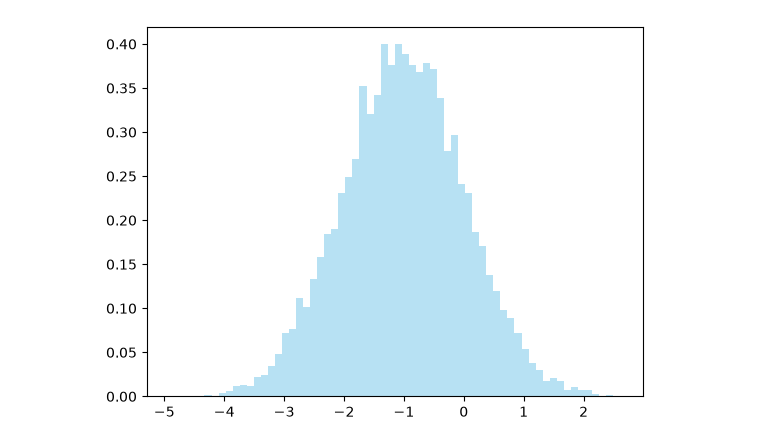
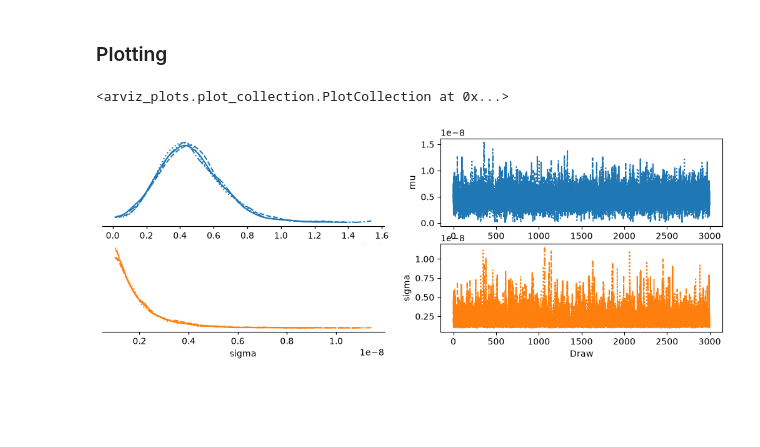
Before and after one commit to NathanielRodgers/Pulsar_Ellipticity_Inference, a Jupyter notebook: hier_numpyro.ipynb, the cells around one changed output. Cells and saved outputs as stored; diff of their text form; code cells hidden in the pictures; blank space fills up the shorter version.

```diff
--- a/hier_numpyro.ipynb
+++ b/hier_numpyro.ipynb
@@ -89,0 +50,14 @@ print(fake_truths.shape)
+# %%
+# Clipped data, no NaN filtering beware, choose array size carefully
+# data: clipped_posteriors [array, ObservablesxSamples]
+# bin size: bws [array, 1xObservations]
+# nan mask: nan_mask [array, ObservablesxSamples]
+# row count: sample_count_per_row [array, 1xObservables]
+
+max_obs = 4090
+posteriors = pd.read_csv("eps_samples_stack.csv", header=None, names=range(max_obs))
+clipped_posteriors = posteriors.iloc[:,:1000]
+clipped_posteriors = clipped_posteriors.to_numpy()
+sample_count_per_row = clipped_posteriors.shape[1]
+bws = jnp.std(clipped_posteriors, axis=1) / sample_count_per_row**(1.0/5.0)
+nan_mask = ~np.isnan(clipped_posteriors)
@@ -100,9 +403,28 @@ fake_obs = np.random.normal(0, sigma_obs, (Nobs, Nsamp)) + fake_truths[:,np.newa
+# %%
+# run debugger
+
+jax.config.update("jax_debug_nans", True)
+
+from numpyro.infer.util import log_density
+params = {'scale': 1}
+lp, _ = log_density(gaussian_KDE, (eps_samples_stack,nan_mask, bws, sample_count_per_row),{},params)
+print(lp)
+
+print(np.isnan(eps_samples_stack).sum())
 # %%
-nmcmc = 1000
-nchain = 4
+# run MCMC
+def run_mcmc(model, model_arguments, nmcmc=3000, nchain=4):
+    kernel = NUTS(model)
+    mcmc = MCMC(kernel, num_warmup=nmcmc, num_samples=nmcmc, num_chains=nchain)
+    mcmc.run(jax.random.PRNGKey(1234), *model_arguments)
 
-kernel = NUTS(make_exp_model)
-mcmc = MCMC(kernel, num_warmup=nmcmc, num_samples=nmcmc, num_chains=nchain)
-mcmc.run(jax.random.PRNGKey(1234), fake_obs)
+    return mcmc
+
+model = gaussian_KDE
+model_arguments = [clipped_posteriors, nan_mask, bws, sample_count_per_row]
+model_hyperparams = ['mu','sigma']
+
+
+mcmc = run_mcmc(model, model_arguments)
 # %%
 result = az.from_numpyro(mcmc)
@@ -113,9 +435,7 @@ azp.plot_trace_dist(result, var_names=['scale'], );
-# %%
-rng_key = jax.random.key(0)
-mean = dist.Normal(-1,1)
-samples = mean.sample(rng_key, sample_shape=(10000,))
-plt.figure()
-plt.hist(samples, bins=64, density=True, alpha=0.6, color="skyblue")
-plt.show()
-# %% [output]
-[figure, removed]
+# %% [markdown]
+### Plotting
+# %%
+azp.plot_trace_dist(result, var_names= model_hyperparams, )
+# %% [output]
+<arviz_plots.plot_collection.PlotCollection at 0x...>
+[figure, added]
```
Also changed, not shown: parts of 44 cells of this notebook, 18 other files.
